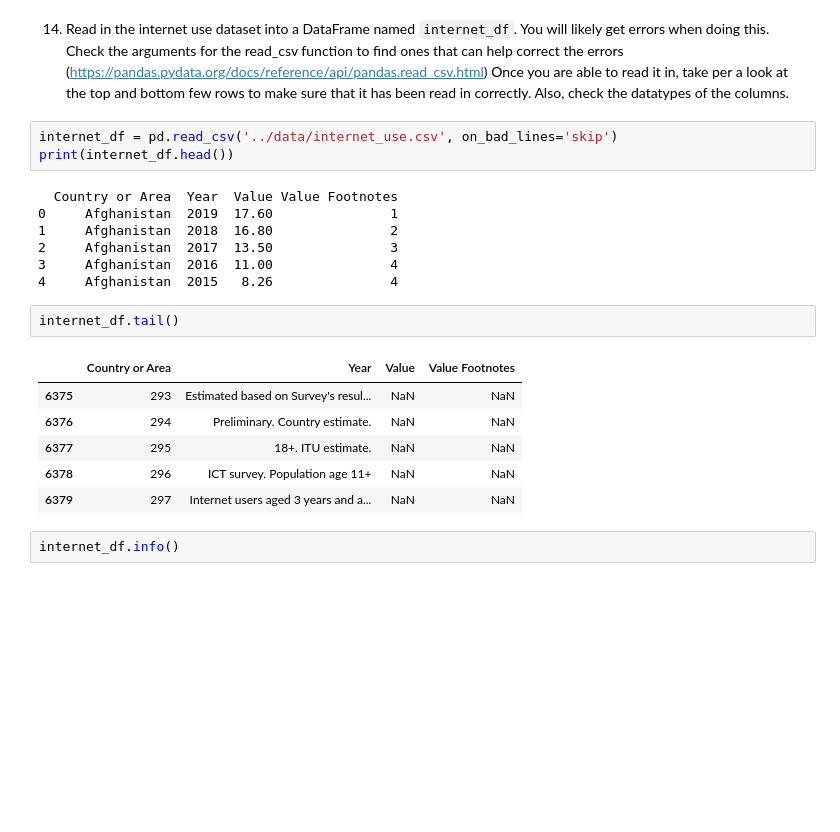
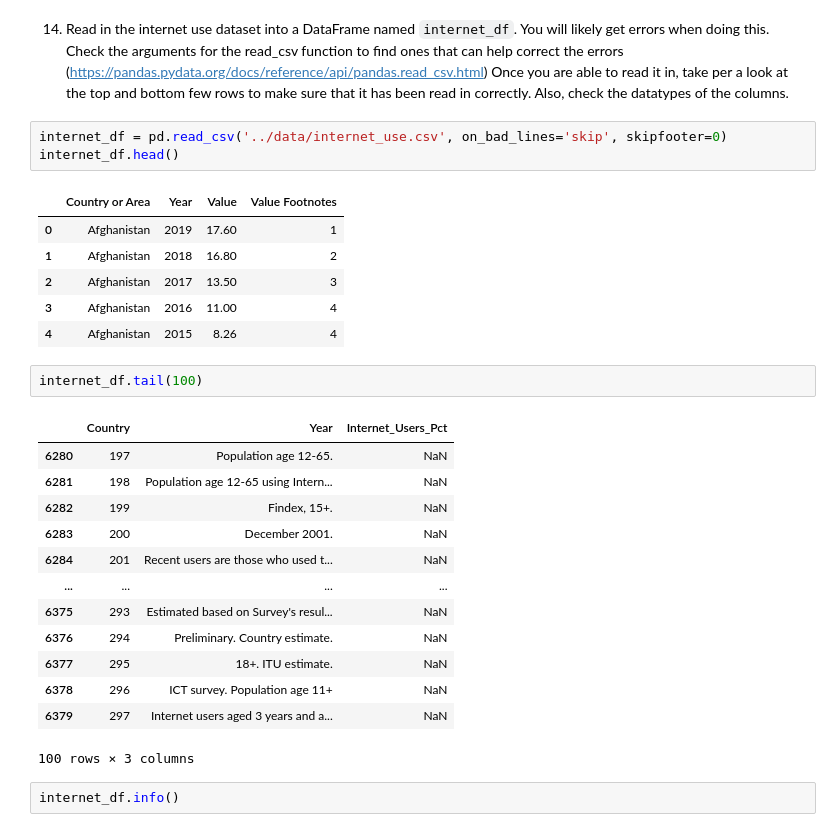
Before and after one commit to NSS-Data-Analytics-Cohort-14/gdp-and-internet-usage-Djmayfield-alt, a Jupyter notebook: notebooks/gdp_project.ipynb, the cells around one changed output. Cells and saved outputs as stored; diff of their text form; blank space fills up the shorter version.

```diff
--- a/notebooks/gdp_project.ipynb
+++ b/notebooks/gdp_project.ipynb
@@ -265,24 +266,31 @@ plt.show()
 # %% [markdown]
 14. Read in the internet use dataset into a DataFrame named `internet_df`. You will likely get errors when doing this. Check the arguments for the read_csv function to find ones that can help correct the errors (https://pandas.pydata.org/docs/reference/api/pandas.read_csv.html) Once you are able to read it in, take per a look at the top and bottom few rows to make sure that it has been read in correctly. Also, check the datatypes of the columns.
 # %%
-internet_df = pd.read_csv('../data/internet_use.csv', on_bad_lines='skip')
-print(internet_df.head())
+internet_df = pd.read_csv('../data/internet_use.csv', on_bad_lines='skip', skipfooter=0)
+internet_df.head()
 # %% [output]
-  Country or Area  Year  Value Value Footnotes
-0     Afghanistan  2019  17.60               1
-1     Afghanistan  2018  16.80               2
-2     Afghanistan  2017  13.50               3
-3     Afghanistan  2016  11.00               4
-4     Afghanistan  2015   8.26               4
+|  | Country or Area | Year | Value | Value Footnotes |
+| 0 | Afghanistan | 2019 | 17.60 | 1 |
+| 1 | Afghanistan | 2018 | 16.80 | 2 |
+| 2 | Afghanistan | 2017 | 13.50 | 3 |
+| 3 | Afghanistan | 2016 | 11.00 | 4 |
+| 4 | Afghanistan | 2015 | 8.26 | 4 |
 # %%
-internet_df.tail()
+internet_df.tail(100)
 # %% [output]
-|  | Country or Area | Year | Value | Value Footnotes |
-| 6375 | 293 | Estimated based on Survey's resul... | NaN | NaN |
-| 6376 | 294 | Preliminary. Country estimate. | NaN | NaN |
-| 6377 | 295 | 18+. ITU estimate. | NaN | NaN |
-| 6378 | 296 | ICT survey. Population age 11+ | NaN | NaN |
-| 6379 | 297 | Internet users aged 3 years and a... | NaN | NaN |
+|  | Country | Year | Internet_Users_Pct |
+| 6280 | 197 | Population age 12-65. | NaN |
+| 6281 | 198 | Population age 12-65 using Intern... | NaN |
+| 6282 | 199 | Findex, 15+. | NaN |
+| 6283 | 200 | December 2001. | NaN |
+| 6284 | 201 | Recent users are those who used t... | NaN |
+| ... | ... | ... | ... |
+| 6375 | 293 | Estimated based on Survey's resul... | NaN |
+| 6376 | 294 | Preliminary. Country estimate. | NaN |
+| 6377 | 295 | 18+. ITU estimate. | NaN |
+| 6378 | 296 | ICT survey. Population age 11+ | NaN |
+| 6379 | 297 | Internet users aged 3 years and a... | NaN |
+100 rows × 3 columns
 # %%
 internet_df.info()
 # %% [output]
```
Also changed, not shown: parts of 3 cells of this notebook.
